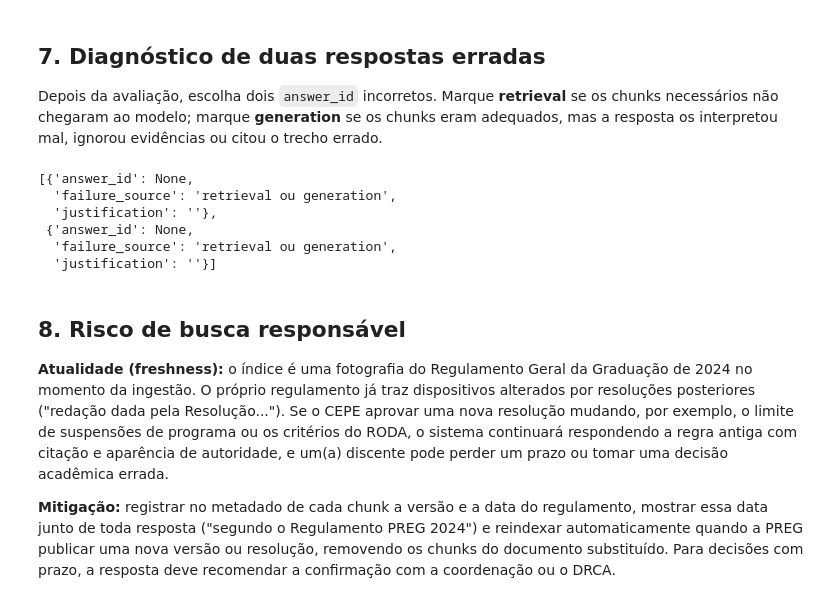
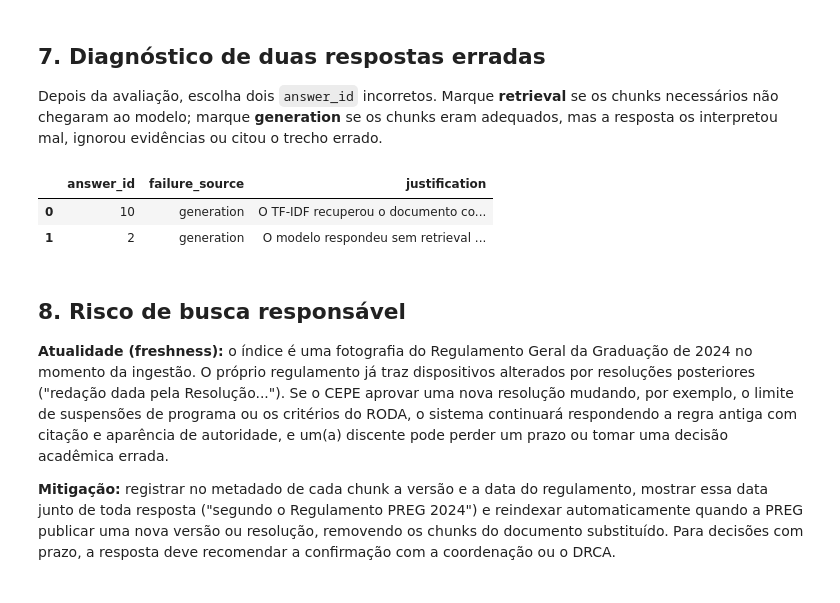
Before and after one commit to JoaoV2405/rag-practice, a Jupyter notebook: rag.ipynb, the cells around one changed output. Cells and saved outputs as stored; diff of their text form; code cells hidden in the pictures.

```diff
--- a/rag.ipynb
+++ b/rag.ipynb
@@ -204,18 +527,43 @@ evaluation_sheet
 
 Depois da avaliação, escolha dois `answer_id` incorretos. Marque **retrieval** se os chunks necessários não chegaram ao modelo; marque **generation** se os chunks eram adequados, mas a resposta os interpretou mal, ignorou evidências ou citou o trecho errado.
 # %%
+# Seção 7 - Diagnóstico de duas respostas incorretas
+
 failure_analysis = [
-    {"answer_id": None, "failure_source": "retrieval ou generation", "justification": ""},
-    {"answer_id": None, "failure_source": "retrieval ou generation", "justification": ""},
+    {
+        "answer_id": 10,
+        "failure_source": "generation",
+        "justification": (
+            "O TF-IDF recuperou o documento correto sobre monitoria, "
+            "incluindo o chunk da página 2, trecho 0. "
+            "Entretanto, a resposta identificou os três componentes "
+            "da nota final sem informar que o cálculo utiliza a "
+            "média aritmética simples. Trata-se de uma falha de "
+            "geração por omissão de informação relevante, "
+            "e não de recuperação."
+        )
+    },
+    {
+        "answer_id": 2,
+        "failure_source": "generation",
+        "justification": (
+            "O modelo respondeu sem retrieval e apresentou regras "
+            "genéricas sobre suspensão de programas. "
+            "Não identificou o limite de quatro períodos letivos "
+            "nem o prazo de doze semanas previsto no Art. 249 "
+            "do regulamento da UFRPE. A falha ocorreu na geração "
+            "sem contexto documental. Não é uma falha de retrieval, "
+            "pois nenhum recuperador foi utilizado."
+        )
+    }
 ]
-failure_analysis
+
+import pandas as pd
+pd.DataFrame(failure_analysis)
 # %% [output]
-[{'answer_id': None,
-  'failure_source': 'retrieval ou generation',
-  'justification': ''},
- {'answer_id': None,
-  'failure_source': 'retrieval ou generation',
-  'justification': ''}]
+|  | answer_id | failure_source | justification |
+| 0 | 10 | generation | O TF-IDF recuperou o documento co... |
+| 1 | 2 | generation | O modelo respondeu sem retrieval ... |
 # %% [markdown]
 ## 8. Risco de busca responsável
 
```
Also changed, not shown: parts of 12 cells of this notebook.
